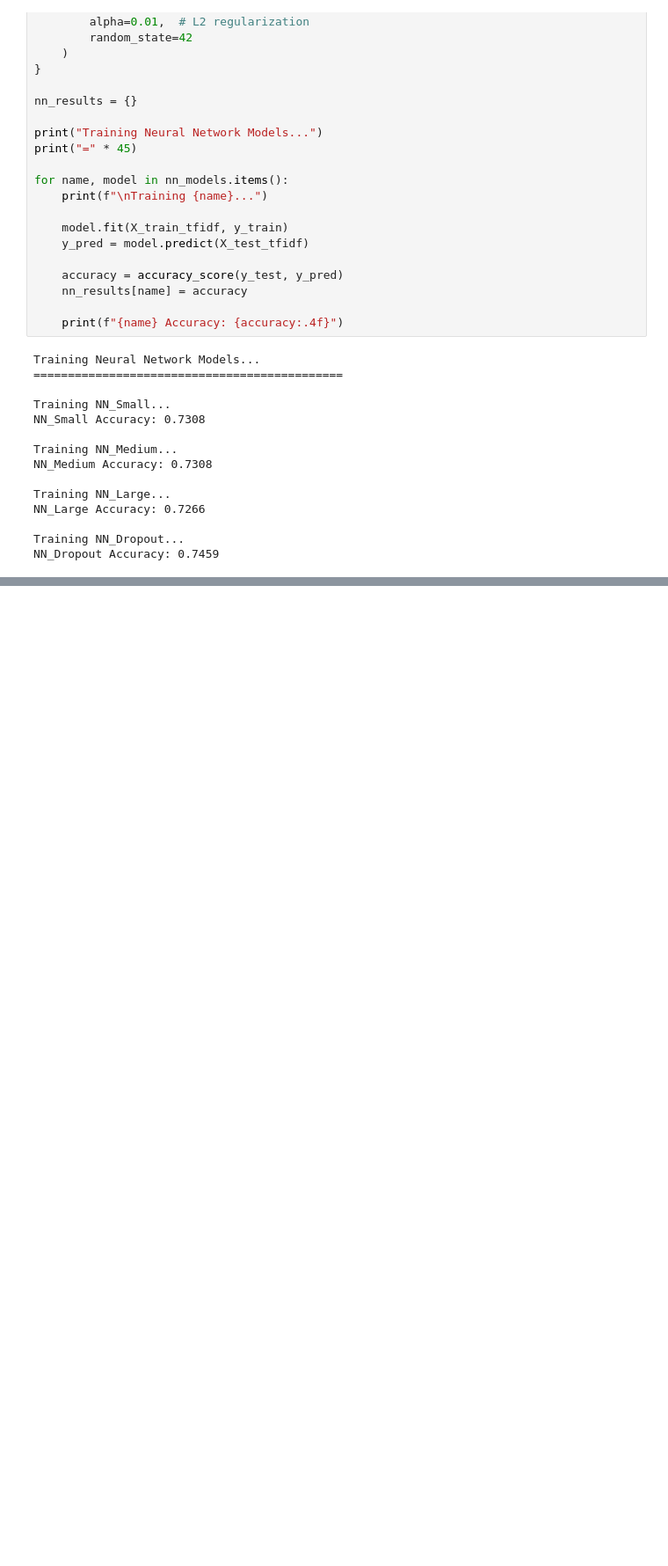
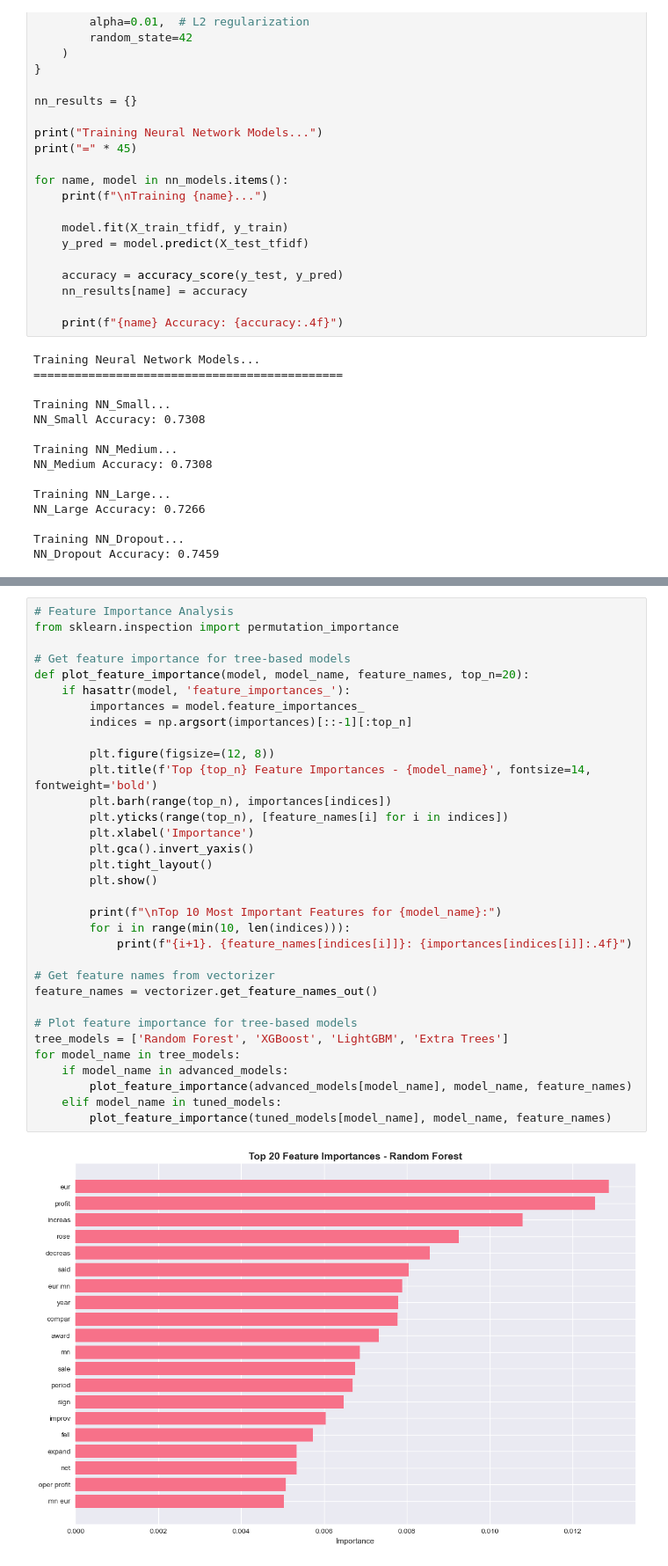
Before and after one commit to shreyuu/BFSI-NLP-Hackathon, a Jupyter notebook: main.ipynb, the cells around one changed output, grey strips where cells are left out. Shown at 88% size. Drawn from its saved outputs; the diff is of its cells as text; blank space fills up the shorter version.

```diff
--- a/main.ipynb
+++ b/main.ipynb
@@ -707,0 +789,35 @@ Using device: cpu
+# %%
+# Feature Importance Analysis
+from sklearn.inspection import permutation_importance
+
+# Get feature importance for tree-based models
+def plot_feature_importance(model, model_name, feature_names, top_n=20):
+    if hasattr(model, 'feature_importances_'):
+        importances = model.feature_importances_
+        indices = np.argsort(importances)[::-1][:top_n]
+
+        plt.figure(figsize=(12, 8))
+        plt.title(f'Top {top_n} Feature Importances - {model_name}', fontsize=14, fontweight='bold')
+        plt.barh(range(top_n), importances[indices])
+        plt.yticks(range(top_n), [feature_names[i] for i in indices])
+        plt.xlabel('Importance')
+        plt.gca().invert_yaxis()
+        plt.tight_layout()
+        plt.show()
+
+        print(f"\nTop 10 Most Important Features for {model_name}:")
+        for i in range(min(10, len(indices))):
+            print(f"{i+1}. {feature_names[indices[i]]}: {importances[indices[i]]:.4f}")
+
+# Get feature names from vectorizer
+feature_names = vectorizer.get_feature_names_out()
+
+# Plot feature importance for tree-based models
+tree_models = ['Random Forest', 'XGBoost', 'LightGBM', 'Extra Trees']
+for model_name in tree_models:
+    if model_name in advanced_models:
+        plot_feature_importance(advanced_models[model_name], model_name, feature_names)
+    elif model_name in tuned_models:
+        plot_feature_importance(tuned_models[model_name], model_name, feature_names)
+# %% [output]
+[figure, added]
```
Also changed, not shown: parts of 4 cells of this notebook.
